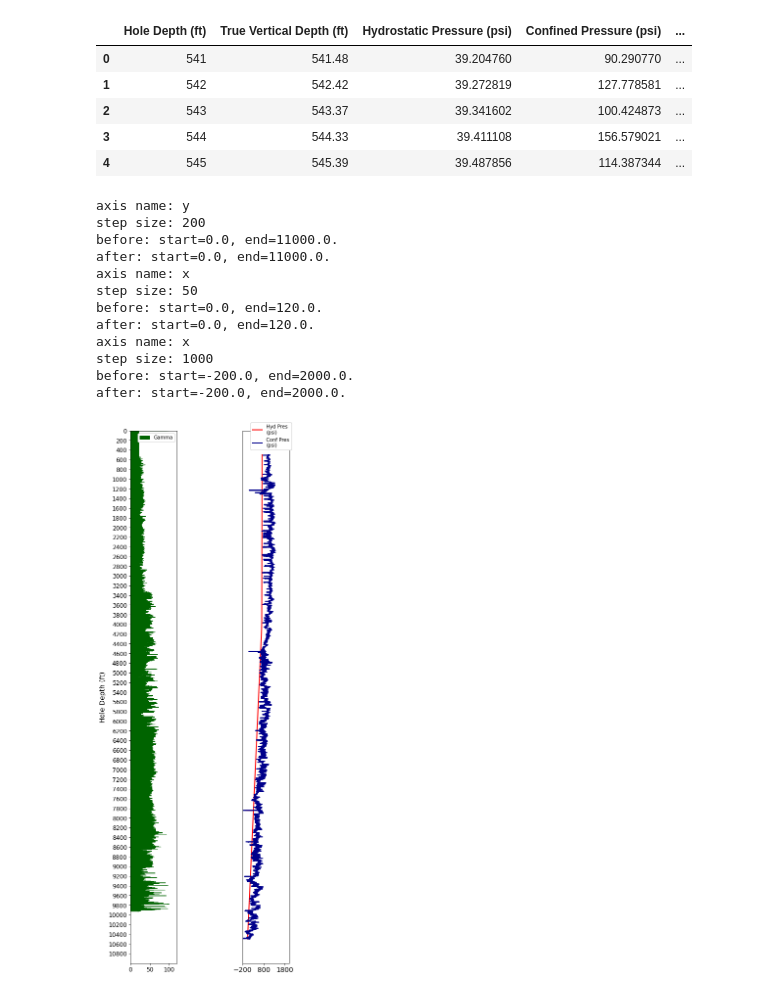
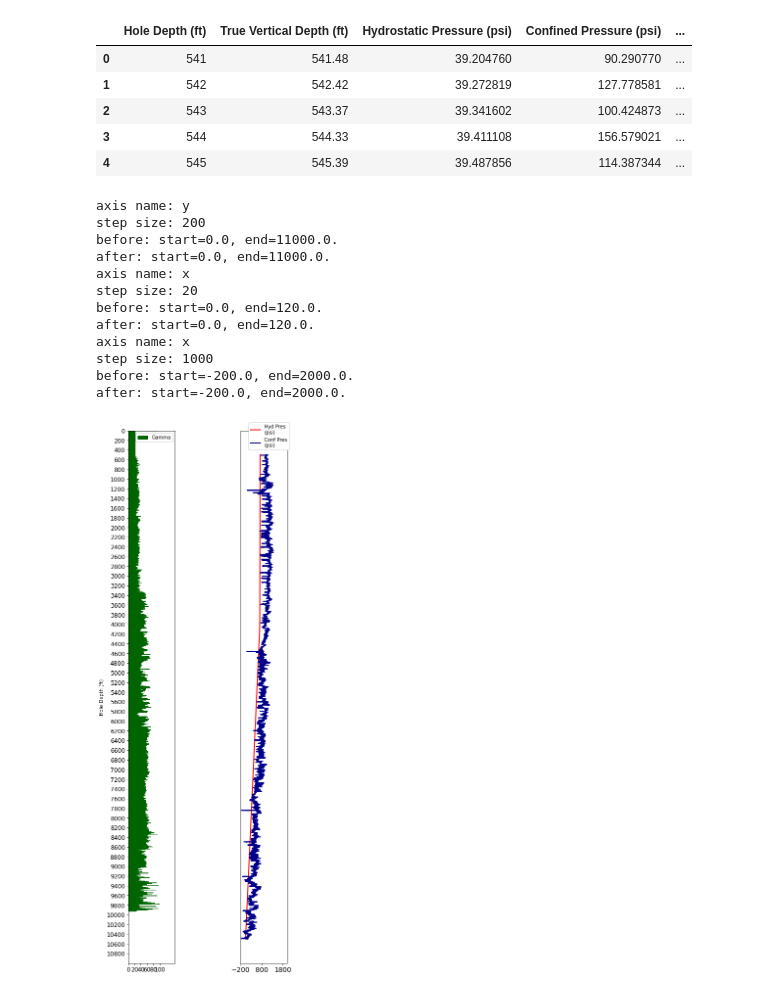
Before and after one commit to huytran187/LogVisualization, a Jupyter notebook: src.ipynb, the cells around one changed output. Saved outputs shown, nothing was run; the diff lists cells and outputs as text; code cells hidden in the pictures.

Commit message:
clean up track3

```diff
--- a/src.ipynb
+++ b/src.ipynb
@@ -22,12 +22,14 @@ logs_df.head()
 # %%
 NUM_TRACKS = 7
 HOLE_DEPTH_STEP_SIZE = 200
+GAMMA_STEP_SIZE = 20
 PRESSURE_STEP_SIZE = 1000
 X_LABELSIZE = 12
+Y_LABELSIZE = 12
 HOLE_DEPTH_MINIMUM = 0
 HOLE_DEPTH_MAXIMUM_FRACTION = 0.8
-Y_LABEL_FONTSIZE = 14
-X_LABEL_FONTSIZE = 14
+Y_LABEL_FONTSIZE = 10
+X_LABEL_FONTSIZE = 10
 TITLE_FONTSIZE = 14
 XTICKS_FONTSIZE = 14
 LINEWIDTH = 2
@@ -80,39 +82,40 @@ ax1 = set_ticks_step(ax1, 'x', GAMMA_STEP_SIZE)
 ax1.tick_params(axis='y', labelsize=Y_LABELSIZE)
 ax1.tick_params(axis='x', labelsize=X_LABELSIZE)
 # depth is inverted
 ax1.set_ylim(ax1.get_ylim()[::-1])
+ax1.set_xlim((0, 150))
 # name of y
 ax1.set_ylabel('Hole Depth (ft)', fontsize=Y_LABEL_FONTSIZE)
 
 
 # HYDROSTATIC PRESSURE CONFINED PRESSURE
-ax2 = fig.add_subplot(1, NUM_TRACKS, 3)
-ax2.plot(logs_df['Hydrostatic Pressure (psi)'], logs_df['Hole Depth (ft)'],
+ax3 = fig.add_subplot(1, NUM_TRACKS, 3)
+ax3.plot(logs_df['Hydrostatic Pressure (psi)'], logs_df['Hole Depth (ft)'],
         color=HYDROSTATICPRESSURE_TRACK_COLOR, linewidth=LINEWIDTH,
         label='Hyd Pres\n(psi)')
 
-ax2.set_xlim(-200, 2000)
-ax2.set_yticks([])
+ax3.set_xlim(-200, 2000)
+ax3.set_yticks([])
 # CONFINED PRESSURE
 #ax3 = ax2.twinx()
-ax2.plot(logs_df['Confined Pressure (psi)'], logs_df['Hole Depth (ft)'],
+ax3.plot(logs_df['Confined Pressure (psi)'], logs_df['Hole Depth (ft)'],
         color=CONFINEDPRESSURE_TRACK_COLOR, linewidth=LINEWIDTH,
         label='Conf Pres\n(psi)')
-ax2.legend(bbox_to_anchor=(0.3, 0.52, 0.8, 0.5), framealpha=1.0)
-ax2 = set_ticks_step(ax2, 'x', PRESSURE_STEP_SIZE)
+ax3.legend(bbox_to_anchor=(0.3, 0.52, 0.8, 0.5), framealpha=1.0)
+ax3 = set_ticks_step(ax3, 'x', PRESSURE_STEP_SIZE)
 #ax3.set_yticks([])
 plt.show()
 # %% [output]
 axis name: y
 step size: 200
 before: start=0.0, end=11000.0.
 after: start=0.0, end=11000.0.
 axis name: x
-step size: 50
+step size: 20
 before: start=0.0, end=120.0.
 after: start=0.0, end=120.0.
 axis name: x
 step size: 1000
 before: start=-200.0, end=2000.0.
 after: start=-200.0, end=2000.0.
-[figure, old version]
+[figure, new version]
```
